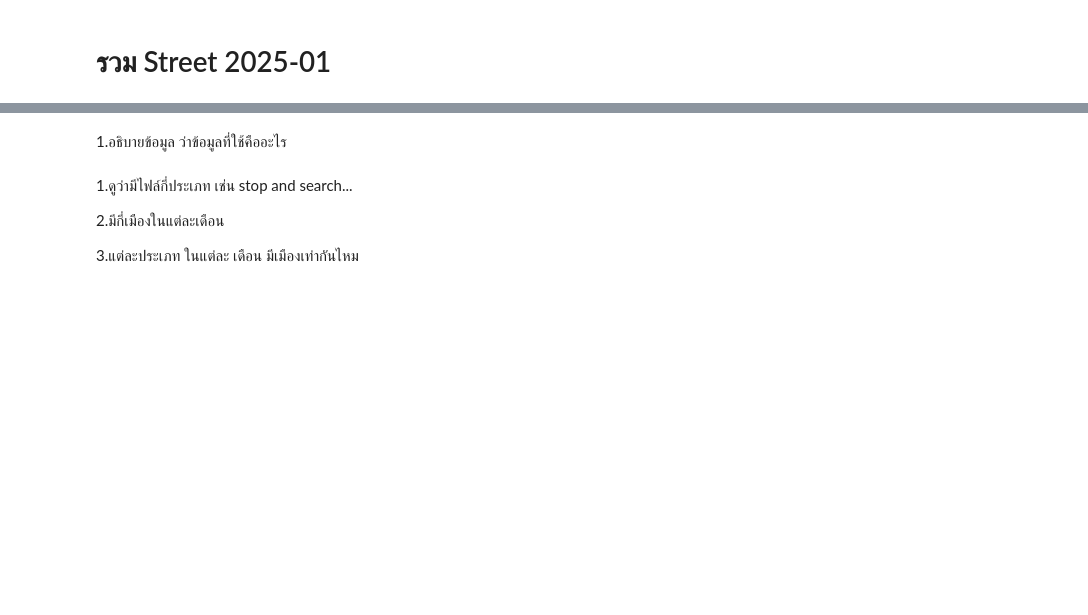
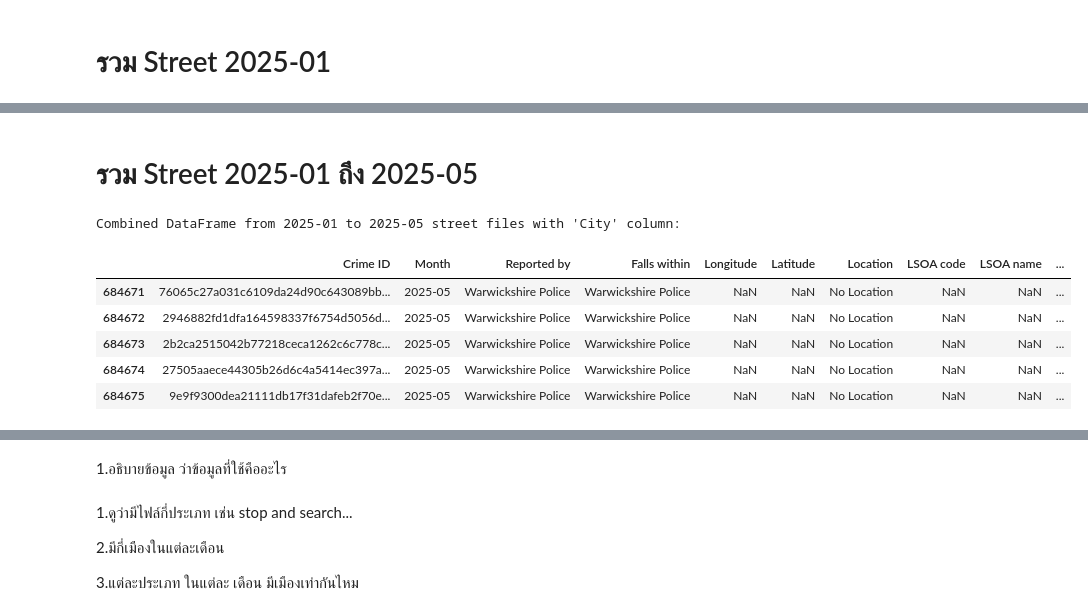
Before and after one commit to jangInw007/JENZY_Project, a Jupyter notebook: JENZY_is_perfect_project_Basicpro.ipynb, the cells around one changed output, grey strips where cells are left out. Saved outputs shown, nothing was run; the diff lists cells and outputs as text; code cells hidden in the pictures; blank space fills up the shorter version.

```diff
--- a/JENZY_is_perfect_project_Basicpro.ipynb
+++ b/JENZY_is_perfect_project_Basicpro.ipynb
@@ -352,3 +534,46 @@ Combined DataFrame from 2025-01 outcomes files:
 | 443697 | 76fb6bf83c3d5d5812a40c8942488e043... | 2025-01 | Cheshire Constabulary | Cheshire Constabulary | -2.568185 | 53.342786 | On or near Henbury Gardens | E01012503 | Warrington 024D | ... |
 | 443698 | f16e8aa75218ed74181268ac4761c3b4f... | 2025-01 | Cheshire Constabulary | Cheshire Constabulary | -2.578321 | 53.342620 | On or near Shepcroft Lane | E01012452 | Warrington 025D | ... |
 | 443699 | 1ef86a07a9df3dac37575b2553ec0e035... | 2025-01 | Cheshire Constabulary | Cheshire Constabulary | -2.598305 | 53.469595 | On or near Summercroft Close | E01006346 | Wigan 038E | ... |
+# %% [markdown]
+# รวม Street 2025-01 ถึง 2025-05
+# %%
+import os
+import pandas as pd
+
+base_path = '/content/drive/MyDrive/JENZY/Data'
+all_street_dfs = []
+
+for month in range(1, 6):  # Iterate from month 1 to 5
+    month_str = f'2025-{month:02d}'  # Format month as 01, 02, etc.
+    month_path = os.path.join(base_path, month_str)
+
+    if os.path.isdir(month_path):
+        for file in os.listdir(month_path):
+            if 'street.csv' in file:
+                filepath = os.path.join(month_path, file)
+                try:
+                    df = pd.read_csv(filepath)
+                    # Extract city name from filename
+                    file_parts = file.replace('-street.csv', '').split('-')
+                    city = '-'.join(file_parts[2:]).strip()
+                    df['City'] = city
+                    all_street_dfs.append(df)
+                except Exception as e:
+                    print(f"Error reading file: {filepath} : {e}")
+    else:
+        print(f"Directory not found: {month_path}")
+
+if all_street_dfs:
+    combined_street_2025_all_months = pd.concat(all_street_dfs, ignore_index=True)
+    print("Combined DataFrame from 2025-01 to 2025-05 street files with 'City' column:")
+    display(combined_street_2025_all_months.tail(5))
+else:
+    print("No street files found in the specified directories.")
+# %% [output]
+Combined DataFrame from 2025-01 to 2025-05 street files with 'City' column:
+|  | Crime ID | Month | Reported by | Falls within | Longitude | Latitude | Location | LSOA code | LSOA name | ... |
+| 684671 | 76065c27a031c6109da24d90c643089bb... | 2025-05 | Warwickshire Police | Warwickshire Police | NaN | NaN | No Location | NaN | NaN | ... |
+| 684672 | 2946882fd1dfa164598337f6754d5056d... | 2025-05 | Warwickshire Police | Warwickshire Police | NaN | NaN | No Location | NaN | NaN | ... |
+| 684673 | 2b2ca2515042b77218ceca1262c6c778c... | 2025-05 | Warwickshire Police | Warwickshire Police | NaN | NaN | No Location | NaN | NaN | ... |
+| 684674 | 27505aaece44305b26d6c4a5414ec397a... | 2025-05 | Warwickshire Police | Warwickshire Police | NaN | NaN | No Location | NaN | NaN | ... |
+| 684675 | 9e9f9300dea21111db17f31dafeb2f70e... | 2025-05 | Warwickshire Police | Warwickshire Police | NaN | NaN | No Location | NaN | NaN | ... |
```
Also changed, not shown: parts of 12 cells of this notebook.
